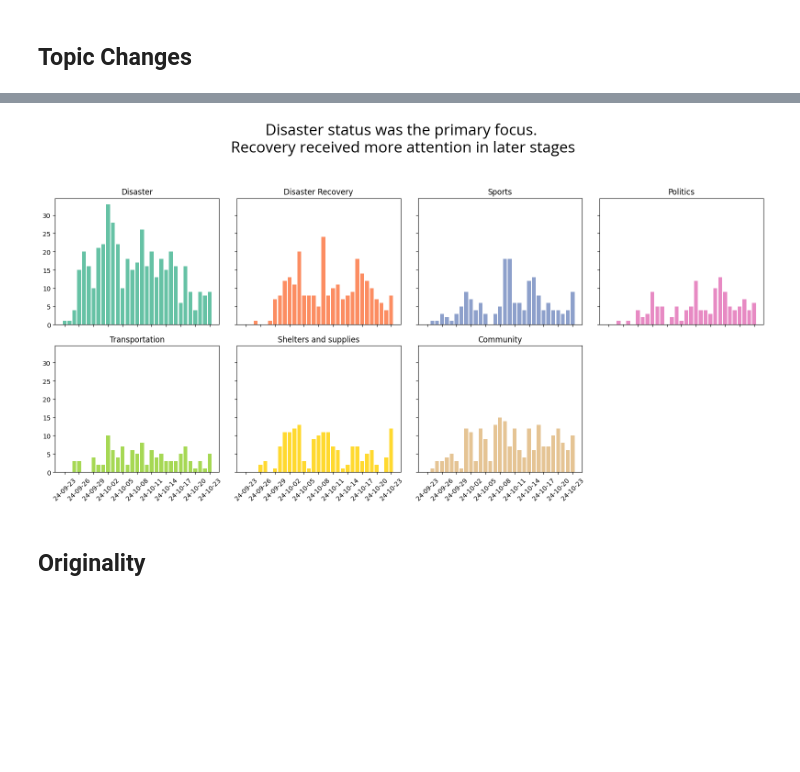
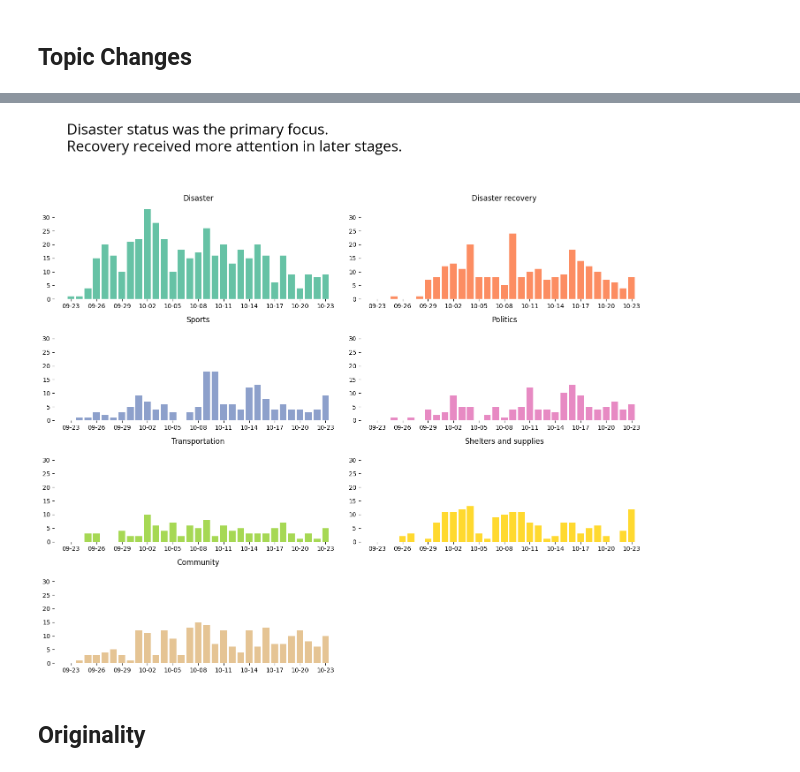
Before and after one commit to yanansun0074/helene_coverage, a Jupyter notebook: news_visualization.ipynb, the cells around one changed output, grey strips where cells are left out. Cells and saved outputs as stored; diff of their text form; code cells hidden in the pictures; blank space fills up the shorter version.

```diff
--- a/news_visualization.ipynb
+++ b/news_visualization.ipynb
@@ -34,5 +34,7 @@ plt.show()
 ## Practical Information
 # %%
 practical_date = pd.read_csv("graphics_data/practical_info_date.csv")
+practical_date['date'] = pd.to_datetime(practical_date['date'], yearfirst=True)
+practical_date['month_date'] = practical_date['date'].dt.strftime('%m-%d')
 practical_date.head()
 # %% [output]
@@ -67,6 +83,8 @@ plt.show()
 ## Topic Changes
 # %%
 topics = pd.read_csv('graphics_data/BERTopic_lables_final.csv')
+topics['date'] = pd.to_datetime(topics['date'], yearfirst=True)
+topics['month_date'] = topics['date'].dt.strftime('%m-%d')
 topics.head()
 # %% [output]
 |  | Document | Topic | Name | Representation | Representative_Docs | Top_n_words | Probability | ... |
@@ -80,30 +98,40 @@ topics.head()
 # topic_date.to_csv("graphics_data/topic_date.csv", index=False)
 # %%
 categories = topics[topics['Category'].isna() == False]['Category'].unique()
-fig, axes = plt.subplots(2, 4, figsize=(16, 8), sharex=True, sharey=True)
+fig, axes = plt.subplots(4, 2, figsize=(14, 12), sharex=True, sharey=True)
 colors = sns.color_palette('Set2', len(categories))  # Generate distinct colors
 i_color = 0
 # plt.title("News Pieces with Practical Information Over Time")
-fig.suptitle("Disaster status was the primary focus. \nRecovery received more attention in later stages", fontsize=24, y=1.05, font=font, fontweight = 10)
+fig.suptitle("Disaster status was the primary focus. \nRecovery received more attention in later stages.", fontsize=24, y=1.05, font=font, fontweight = 'black', x=0.05, horizontalalignment='left')
 
 # Flatten the axes array for easy indexing
 axes = axes.flatten()
 
 for ax, category in zip(axes.flat, categories):
-    sub_data = topics[topics['Category'] == category].groupby('date')['Document'].count().reset_index().sort_values("date")
-    ax.bar(sub_data['date'], sub_data['Document'], color=colors[i_color])
+    sub_data = topics[topics['Category'] == category].groupby('month_date')['Document'].count().reset_index().sort_values("month_date")
+    ax.bar(sub_data['month_date'], sub_data['Document'], color=colors[i_color])
+    category = 'Disaster recovery' if category =='Disaster Recovery' else category
     ax.set_title(category)
-    ax.tick_params(axis='x', rotation=45)
+
+    # Hide axes
+    for pos in ['right', 'top', 'bottom', 'left']:
+        ax.spines[pos].set_visible(False)
+
+    ax.tick_params(top=False, which='both', bottom=True, left=True, right=False, labelleft='on', labelbottom='on')
+    # ax.tick_params(axis='x', rotation=45)
     i_color+=1
 
 # Hide the 8th subplot
 axes[7].axis('off')
 
 plt.xticks(ticks=ax.get_xticks()[::3])
 plt.tight_layout()
 plt.show()
+
+# Save the transparent version
+fig.savefig('graphics_output/1_topic_date_tp.png', transparent=True)
 # %% [output]
-[figure, old version]
+[figure, new version]
 # %% [markdown]
 ## Originality
 # %%
```
Also changed, not shown: parts of 3 cells of this notebook, 16 other files.
